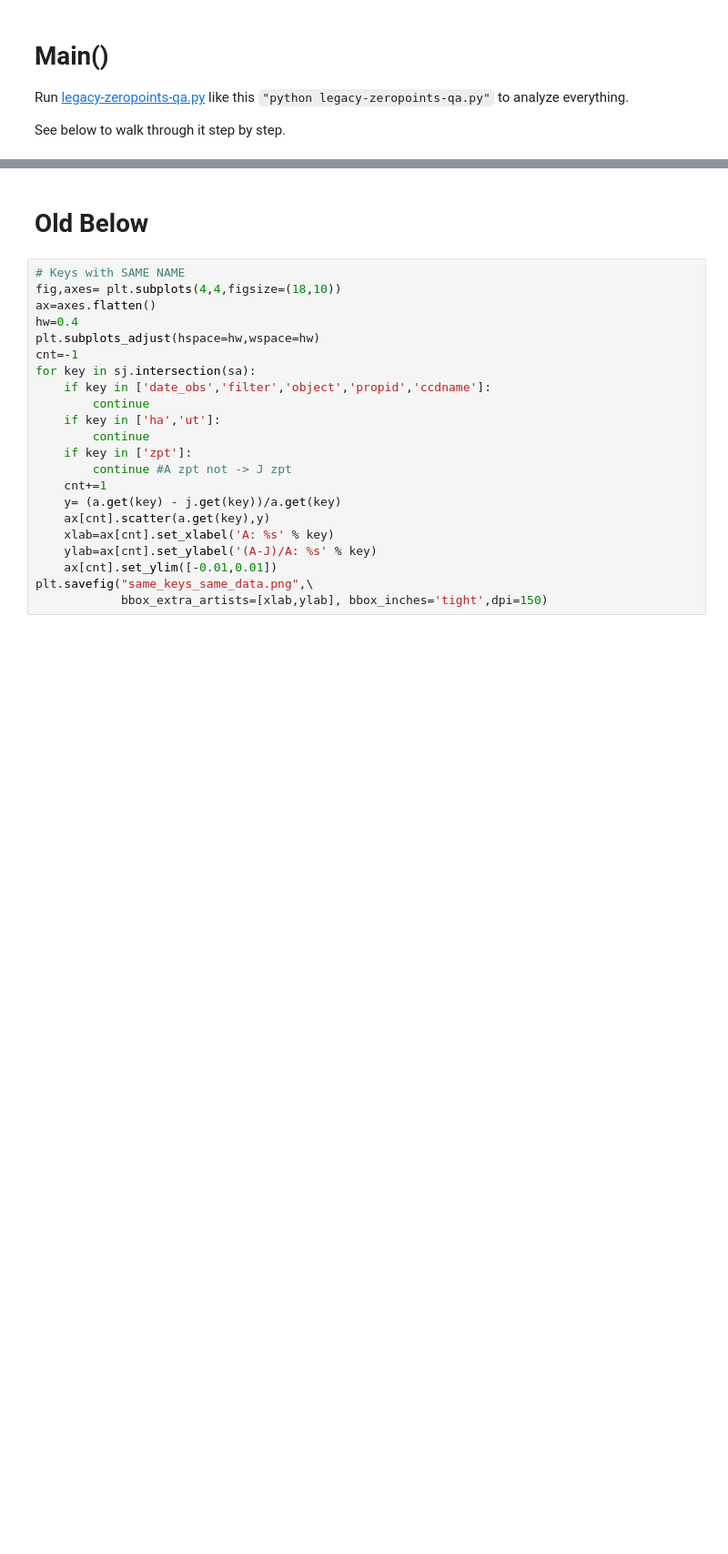
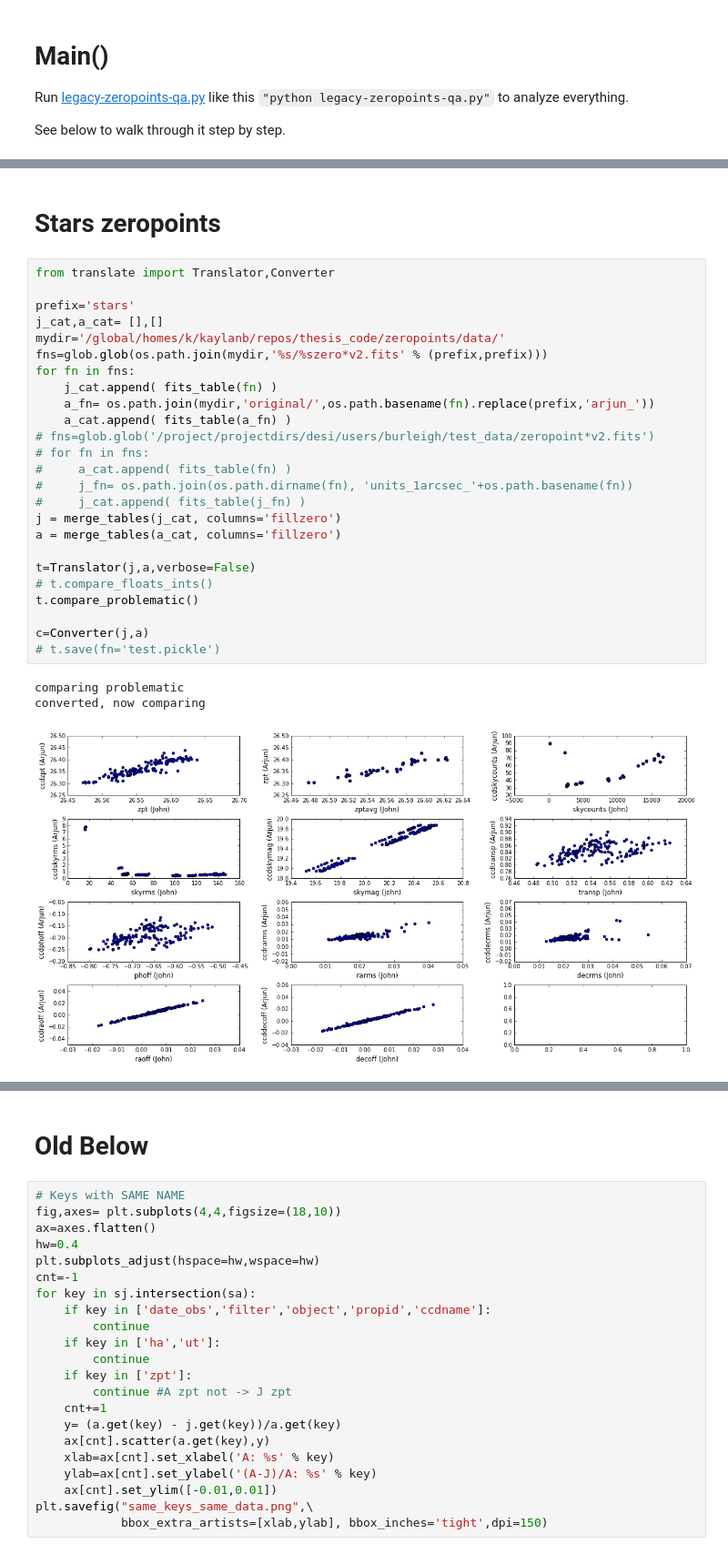
Before and after one commit to legacysurvey/legacypipe, a Jupyter notebook: py/legacyccds/legacy-zeropoints.ipynb, the cells around one changed output, grey strips where cells are left out. Shown at 91% size. Saved outputs shown, nothing was run; the diff lists cells and outputs as text; blank space fills up the shorter version.

Commit message:
added versions that correct for gain, expt, and cleaner stars

```diff
--- a/py/legacyccds/legacy-zeropoints.ipynb
+++ b/py/legacyccds/legacy-zeropoints.ipynb
@@ -42,0 +83,31 @@ The autoreload extension is already loaded. To reload it, use:
+# %% [markdown]
+# Stars zeropoints
+# %%
+from translate import Translator,Converter
+
+prefix='stars'
+j_cat,a_cat= [],[]
+mydir='/global/homes/k/kaylanb/repos/thesis_code/zeropoints/data/'
+fns=glob.glob(os.path.join(mydir,'%s/%szero*v2.fits' % (prefix,prefix)))
+for fn in fns:
+    j_cat.append( fits_table(fn) )
+    a_fn= os.path.join(mydir,'original/',os.path.basename(fn).replace(prefix,'arjun_'))
+    a_cat.append( fits_table(a_fn) )
+# fns=glob.glob('/project/projectdirs/desi/users/burleigh/test_data/zeropoint*v2.fits')
+# for fn in fns:
+#     a_cat.append( fits_table(fn) )
+#     j_fn= os.path.join(os.path.dirname(fn), 'units_1arcsec_'+os.path.basename(fn))
+#     j_cat.append( fits_table(j_fn) )
+j = merge_tables(j_cat, columns='fillzero')
+a = merge_tables(a_cat, columns='fillzero')
+
+t=Translator(j,a,verbose=False)
+# t.compare_floats_ints()
+t.compare_problematic()
+
+c=Converter(j,a)
+# t.save(fn='test.pickle')
+# %% [output]
+comparing problematic
+converted, now comparing
+[figure, added]
```
Also changed, not shown: parts of 33 cells of this notebook, 3 other files.
